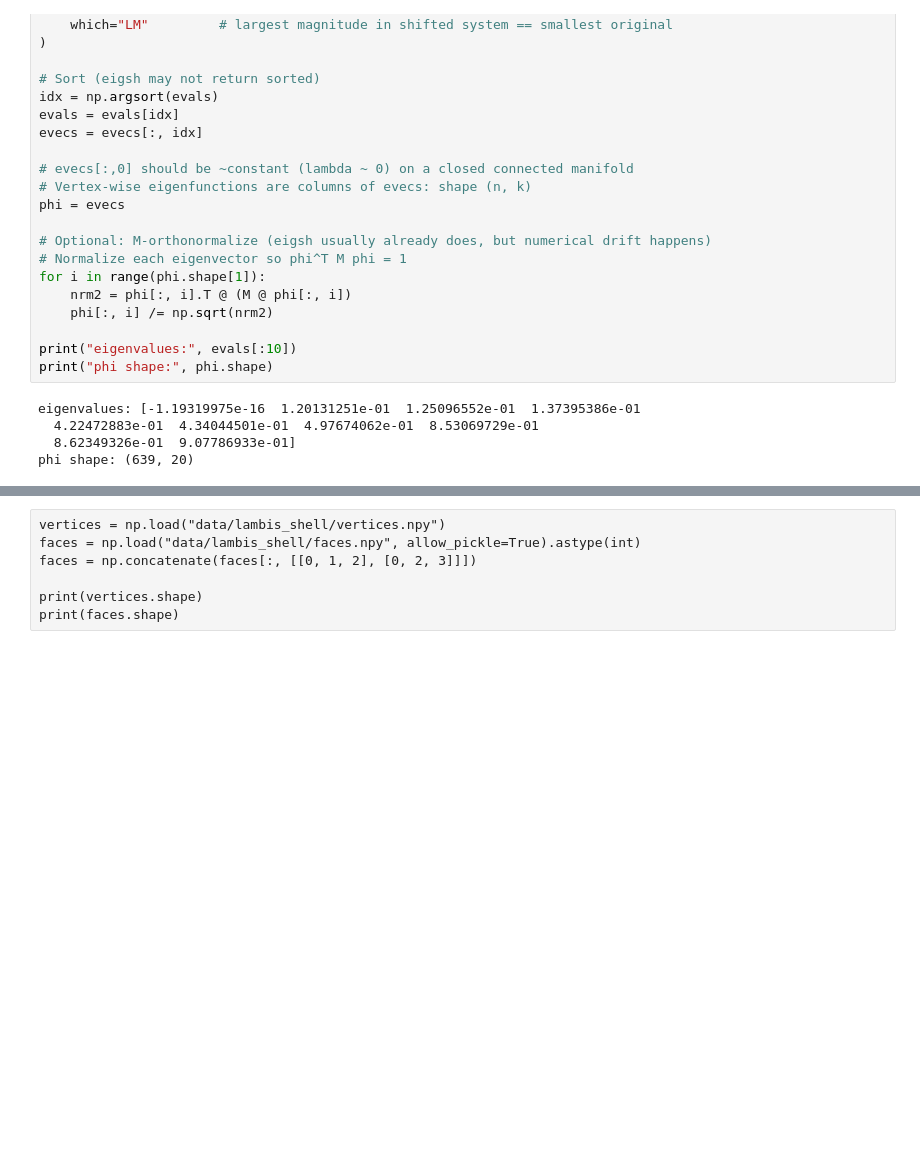
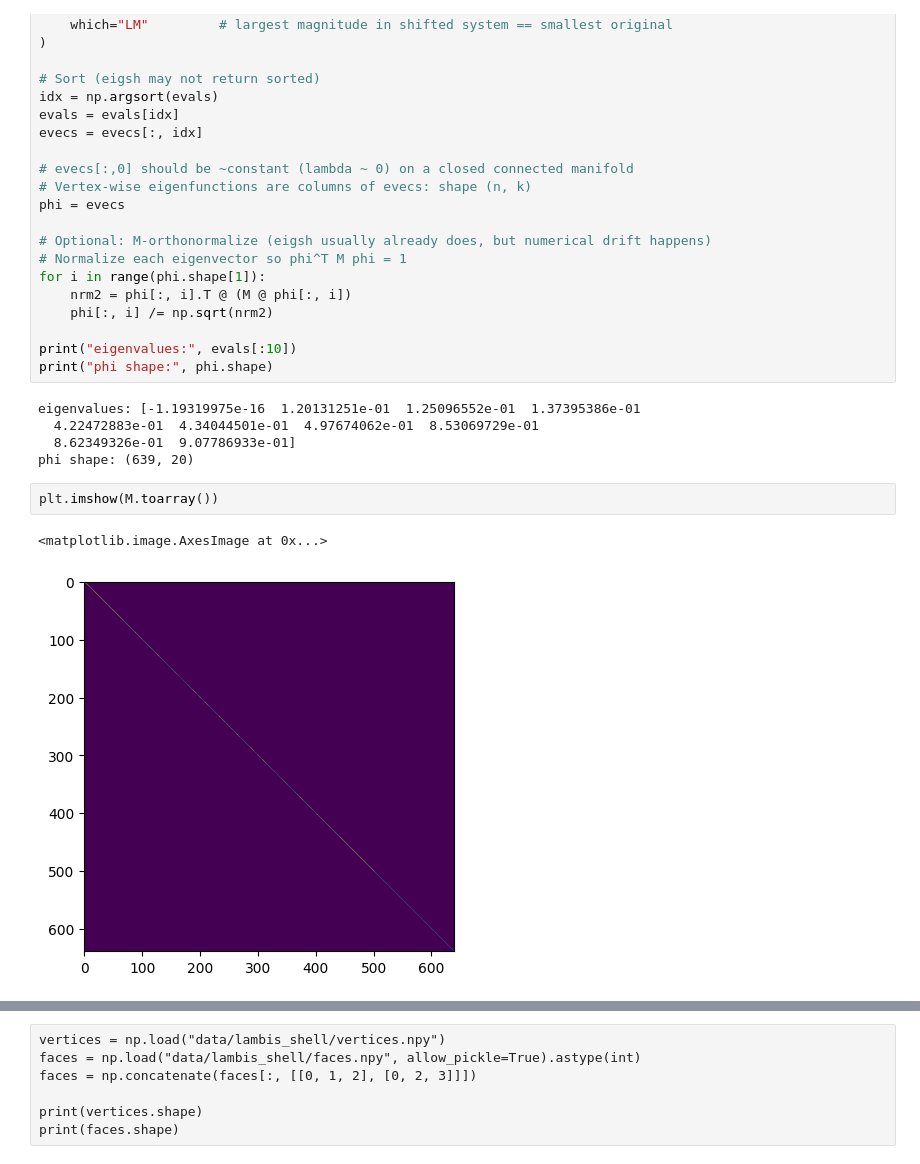
Before and after one commit to zimfv/quadrangulation, a Jupyter notebook: ms.ipynb, the cells around one changed output, grey strips where cells are left out. Cells and saved outputs as stored; diff of their text form; blank space fills up the shorter version.

```diff
--- a/ms.ipynb
+++ b/ms.ipynb
@@ -133,6 +133,11 @@ eigenvalues: [-1.19319975e-16  1.20131251e-01  1.25096552e-01  1.37395386e-01
   4.22472883e-01  4.34044501e-01  4.97674062e-01  8.53069729e-01
   8.62349326e-01  9.07786933e-01]
 phi shape: (639, 20)
+# %%
+plt.imshow(M.toarray())
+# %% [output]
+<matplotlib.image.AxesImage at 0x...>
+[figure, added]
 # %%
 faces_pv = np.hstack([np.full((faces.shape[0], 1), 3, dtype=faces.dtype), faces]).ravel()
 
```
Also changed, not shown: parts of 6 cells of this notebook, 2 other files.
